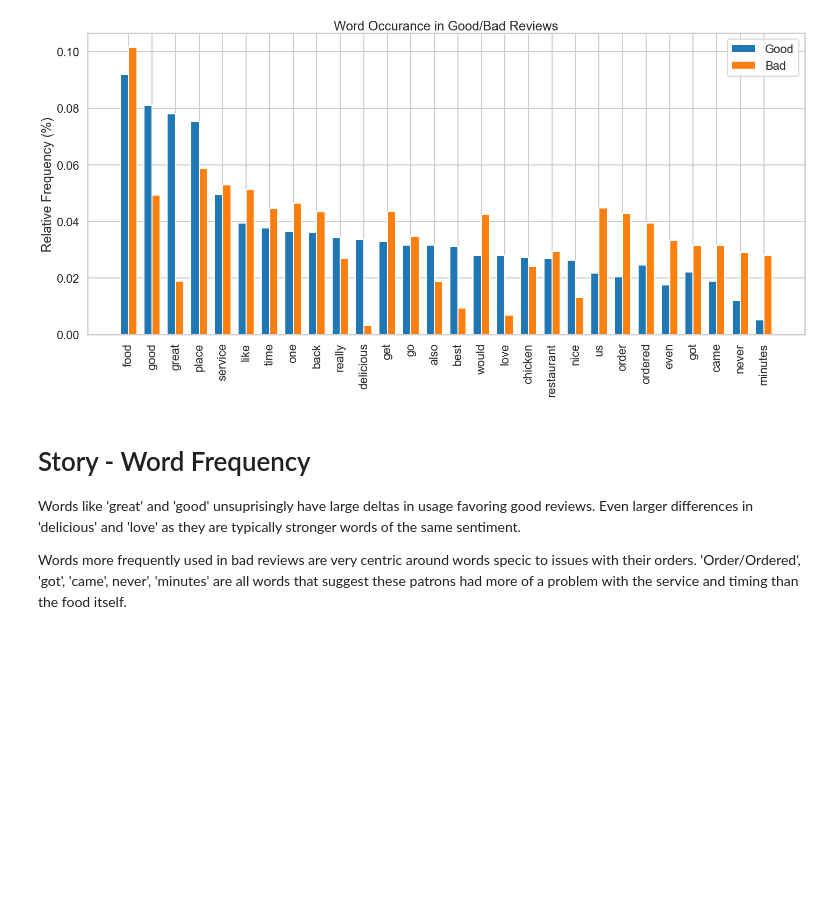
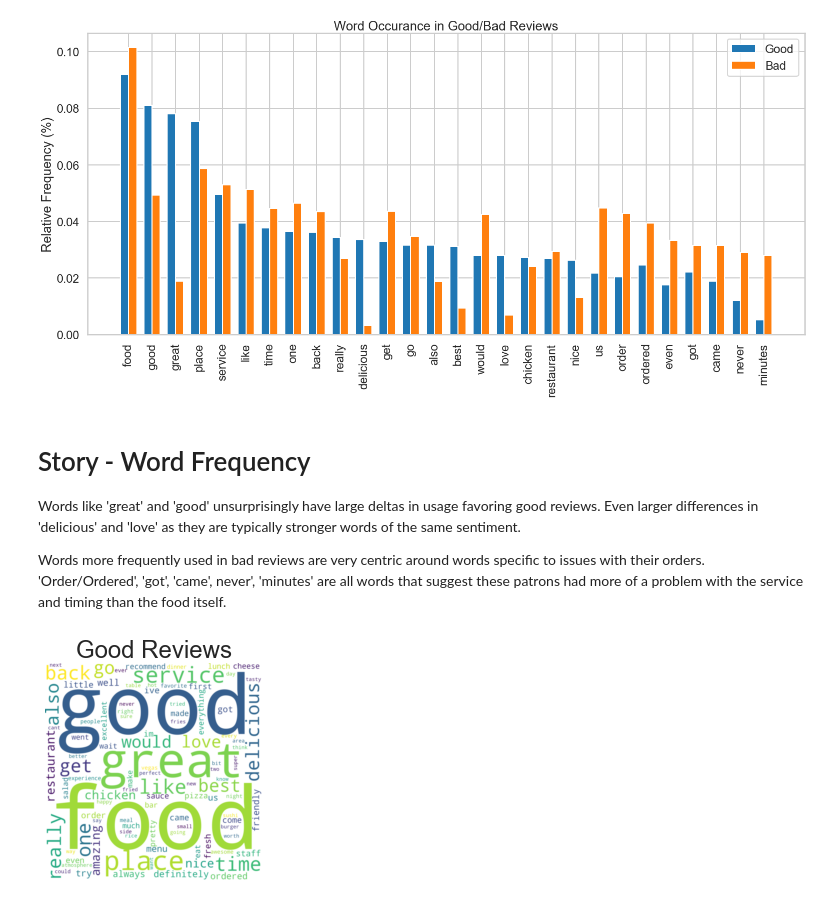
Before and after one commit to ABitNutty/Capstone-2, a Jupyter notebook: Data_Story.ipynb, the cells around one changed output. Cells and saved outputs as stored; diff of their text form; code cells hidden in the pictures; blank space fills up the shorter version.

```diff
--- a/Data_Story.ipynb
+++ b/Data_Story.ipynb
@@ -224,7 +236,7 @@ plt.show()
 # %%
 def word_counts(review_frame):
     """Takes a pandas series of reviews and returns the count of all words in the collection in a sorted dictionary """
-    """input needs to have a text colum"""
+    """input needs to have a column named text"""
 
     parsed = review_frame.text.str.split()
 
@@ -374,9 +352,9 @@ plt.show()
 # %% [markdown]
 # Story - Word Frequency
 
-Words like 'great' and 'good' unsuprisingly have large deltas in usage favoring good reviews. Even larger differences in 'delicious' and 'love' as they are typically stronger words of the same sentiment.
+Words like 'great' and 'good' unsurprisingly have large deltas in usage favoring good reviews. Even larger differences in 'delicious' and 'love' as they are typically stronger words of the same sentiment.
 
-Words more frequently used in bad reviews are very centric around words specic to issues with their orders. 'Order/Ordered', 'got', 'came', never', 'minutes' are all words that suggest these patrons had more of a problem with the service and timing than the food itself.
+Words more frequently used in bad reviews are very centric around words specific to issues with their orders. 'Order/Ordered', 'got', 'came', never', 'minutes' are all words that suggest these patrons had more of a problem with the service and timing than the food itself.
 # %%
 # Saved off cleaned data set
 reviews.to_pickle('restaurant_reviews_cleaned.pkl')
@@ -382,0 +363,16 @@ reviews.to_pickle('restaurant_reviews_cleaned.pkl')
+# %%
+good_words = dict(good_counts[0:100])
+bad_words = dict(bad_counts[0:100])
+# %%
+# Create the wordcloud object
+goodcloud = WordCloud(width=2048, height=2048, margin=0, background_color="white").generate_from_frequencies(good_words)
+
+badcloud = WordCloud(width=2048, height=2048, margin=0, background_color="white").generate_from_frequencies(bad_words)
+# %%
+# Display the generated image:
+plt.imshow(goodcloud, interpolation='bilinear')
+plt.axis("off")
+plt.title('Good Reviews')
+plt.show()
+# %% [output]
+[figure, added]
```
Also changed, not shown: parts of 24 cells of this notebook.
